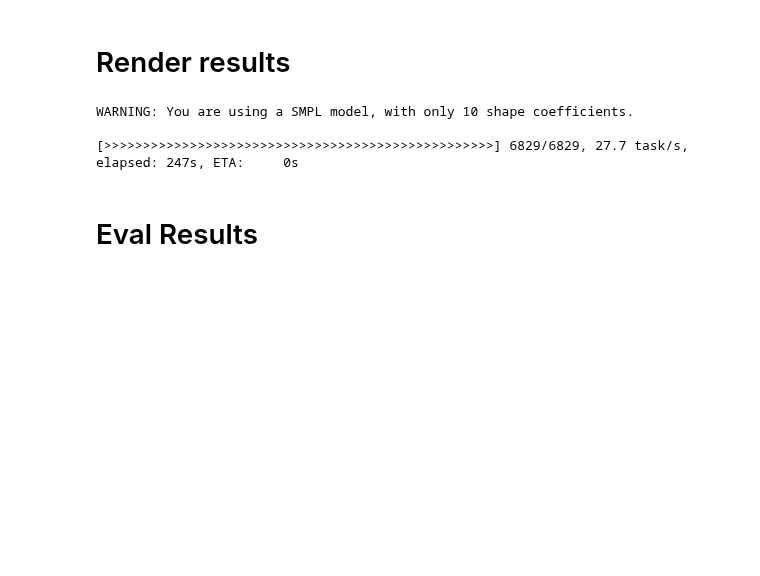
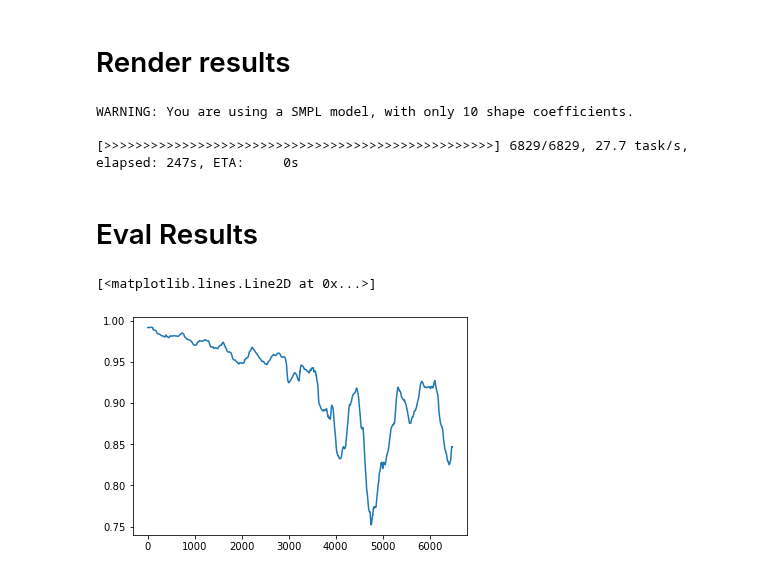
Before and after one commit to 2food/APEC, a Jupyter notebook: hmr.ipynb, the cells around one changed output. Saved outputs shown, nothing was run; the diff lists cells and outputs as text; code cells hidden in the pictures; blank space fills up the shorter version.

Commit message:
render and eval hmr, meva

```diff
--- a/hmr.ipynb
+++ b/hmr.ipynb
@@ -117,14 +122,37 @@ WARNING: You are using a SMPL model, with only 10 shape coefficients.
 # %% [markdown]
 # Eval Results
 # %%
-def eval(split):
+in_folder = '/home/tormod/ucph-erda-home/hmr_results'
+def eval_res(split):
     cd = data.ClimbingDataset(split, preload_all=True)
+    current_vid_name = ''
+    res = []
     scores = []
     for seq_info in tqdm(cd):
         inv_trans = seq_info['inv_trans']
+        vid_idx = seq_info['vid_idx']
+        vid_name = data.stripped_names[vid_idx]
+        if vid_name != current_vid_name:
+            res = np.load(f'{in_folder}/{vid_name}.npy', allow_pickle=True)
+            current_vid_name = vid_name
         scales = seq_info['bboxes'][:,-1]
-        pred_seq = res['joints2d'][seqidx].copy()
-        gt_seq = seq_info['kp_2d'].copy()
+        frames = seq_info['frames']
+        pred_seq = np.concatenate([r['kp_2d'].copy() for r in res[frames[0]:frames[-1]+1]])
+        gt_seq = seq_info['kp_2d'].numpy()
         oks_score = utils.oks(pred_seq, gt_seq, scales, inv_trans)
         scores.append(oks_score)
-    return np.stack(scores)
+    scores = np.stack(scores)
+    scores = scores.reshape(-1, scores.shape[-1])
+    # delete values for eye joints
+    scores = np.delete(scores, 1, 1)
+    scores = np.delete(scores, 1, 1)
+    return scores
+# %%
+oks_testval = eval_res('testval')
+# %%
+conv_N = 3*90
+smooth_oks_testval = scipy.ndimage.convolve(oks_testval, np.ones((conv_N, 1))/conv_N, mode='mirror')
+plt.plot(smooth_oks_testval.mean(axis=1))
+# %% [output]
+[<matplotlib.lines.Line2D at 0x...>]
+[figure, added]
```
Also changed, not shown: parts of 8 cells of this notebook, 3 other files.
